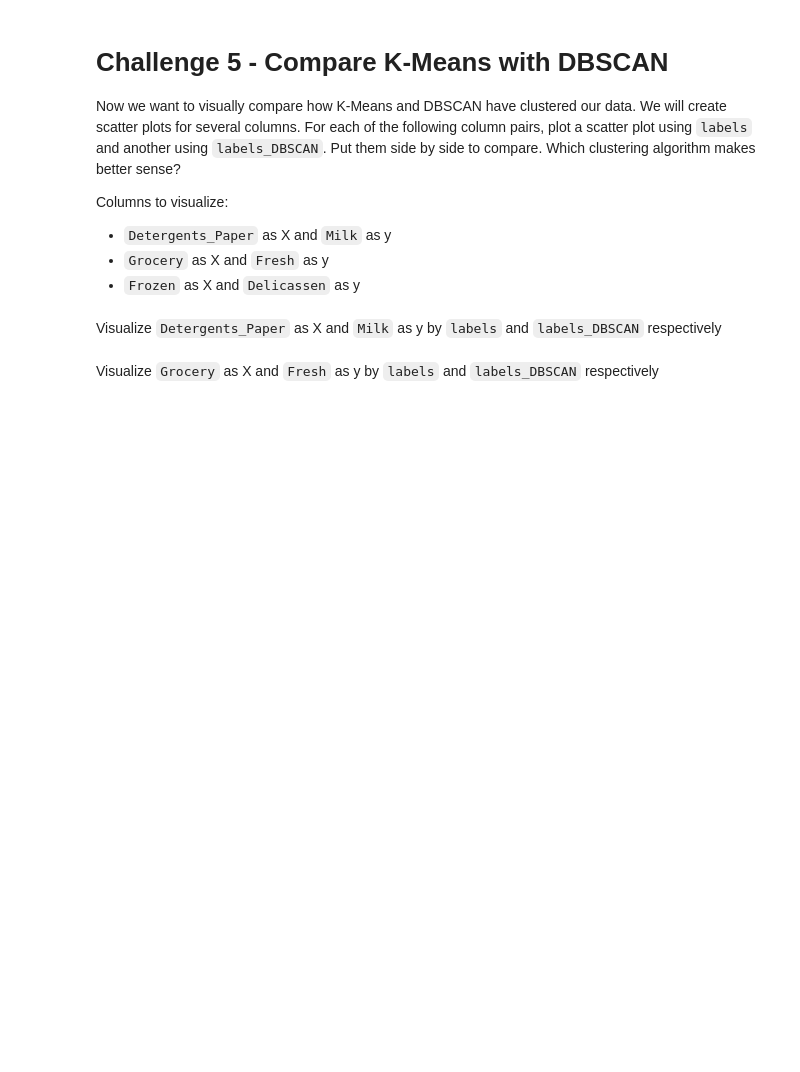
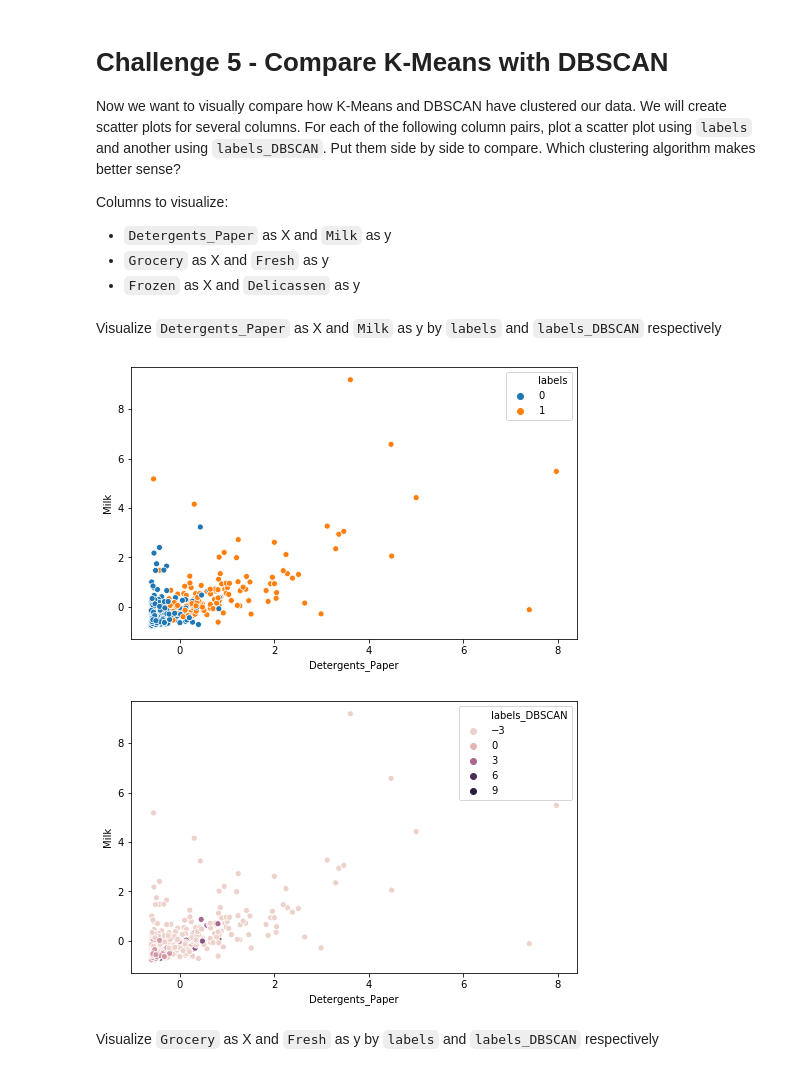
Before and after one commit to ironhack-datalabs/datamad0120, a Jupyter notebook: module-3/lab-unsupervised-learning/your-code/main.ipynb, the cells around one changed output. Drawn from its saved outputs; the diff is of its cells as text; code cells hidden in the pictures; blank space fills up the shorter version.

```diff
--- a/module-3/lab-unsupervised-learning/your-code/main.ipynb
+++ b/module-3/lab-unsupervised-learning/your-code/main.ipynb
@@ -93,0 +103,7 @@ from sklearn.preprocessing import StandardScaler
+# %%
+from sklearn.preprocessing import StandardScaler
+
+scaler = StandardScaler()
+customers_scale = scaler.fit_transform(customers)
+customers_scale = pd.DataFrame(customers_scale, columns=['Channel', 'Region', 'Fresh', 'Milk', 'Grocery', 'Frozen',
+                                                         'Detergents_Paper','Delicassen'])
@@ -100,2 +123,9 @@ Now let's cluster the data with K-Means first. Initiate the K-Means model, then
+# %%
+from sklearn.cluster import KMeans
+
+model = KMeans(n_clusters = 2)
+kmeans = model.fit(customers_scale)
+
+customers['labels'] = kmeans.labels_
 # %% [markdown]
 Count the values in `labels`.
@@ -110,2 +142,8 @@ Now let's cluster the data using DBSCAN. Use `DBSCAN(eps=0.5)` to initiate the m
+# %%
+from sklearn.cluster import DBSCAN
+
+modelDBSCAN = DBSCAN (eps=0.5)
+clustering = modelDBSCAN.fit(customers_scale)
+customers['labels_DBSCAN'] = clustering.labels_
 # %% [markdown]
 Count the values in `labels_DBSCAN`.
@@ -128,2 +175,11 @@ Visualize `Detergents_Paper` as X and `Milk` as y by `labels` and `labels_DBSCAN
+# %%
+plt.figure(figsize = (8,5))
+sns.scatterplot(data = customers_scale, x = 'Detergents_Paper', y = 'Milk', hue = customers['labels']);
+
+plt.figure(figsize = (8,5))
+sns.scatterplot(data = customers_scale, x = 'Detergents_Paper', y = 'Milk', hue = customers['labels_DBSCAN']);
+# %% [output]
+[figure, added]
+[figure, added]
 # %% [markdown]
 Visualize `Grocery` as X and `Fresh` as y by `labels` and `labels_DBSCAN` respectively
```
Also changed, not shown: parts of 26 cells of this notebook.
